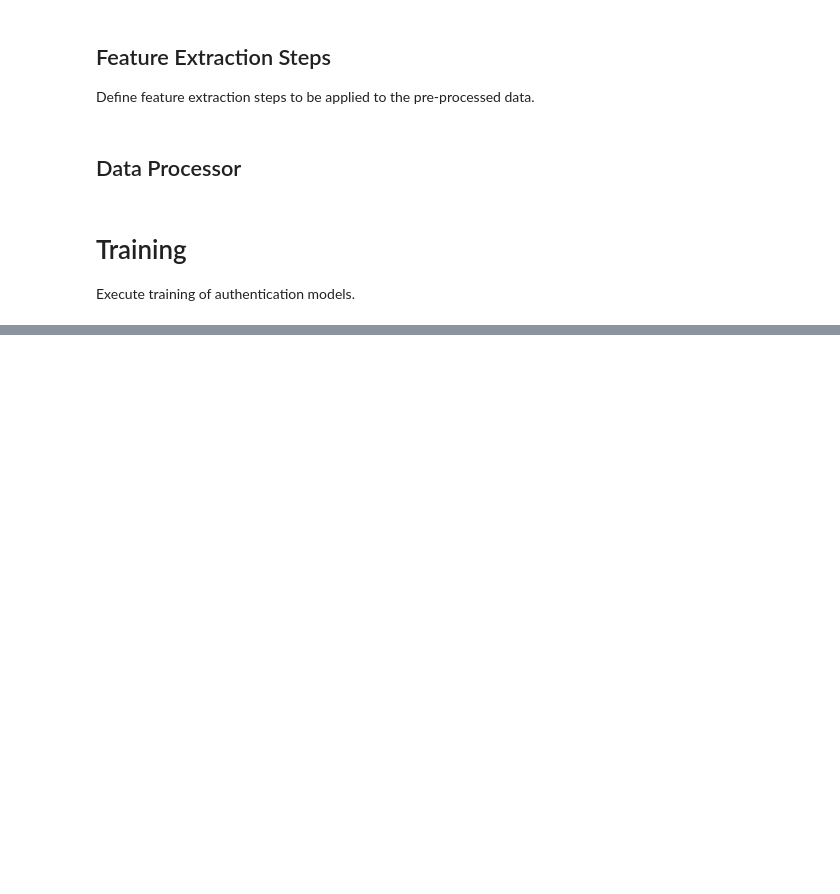
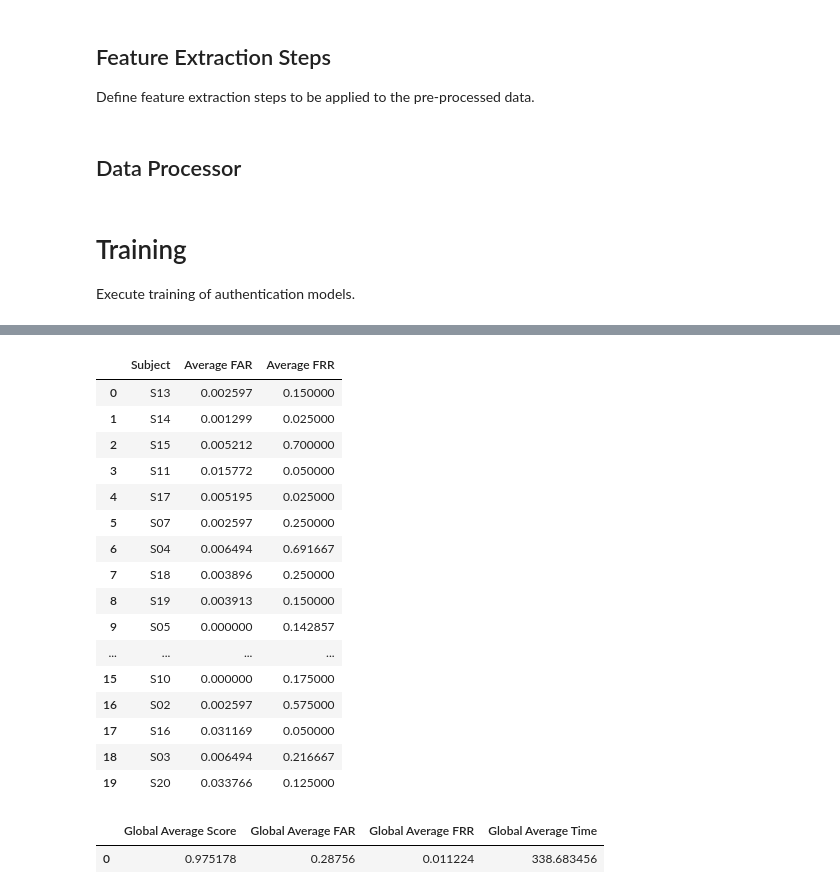
Before and after one commit to CPP-EEG-Authentication-Defense-Project/Authentication-Models, a Jupyter notebook: encrypted-classifiers/xgboost-encrypted.ipynb, the cells around one changed output, grey strips where cells are left out. Drawn from its saved outputs; the diff is of its cells as text; code cells hidden in the pictures; blank space fills up the shorter version.

```diff
--- a/encrypted-classifiers/xgboost-encrypted.ipynb
+++ b/encrypted-classifiers/xgboost-encrypted.ipynb
@@ -120,0 +146,38 @@ Global average training time: 335.1138468980789 seconds
+# %%
+subject_rates_rows = []
+for subject in results.training_statistics:
+    subject_rates_rows.append([
+        subject,
+        results.training_statistics[subject].average_false_accept_rate,
+        results.training_statistics[subject].average_false_reject_rate
+    ])
+subject_rates = pd.DataFrame(subject_rates_rows, columns=['Subject', 'Average FAR', 'Average FRR'])
+subject_rates
+# %% [output]
+|  | Subject | Average FAR | Average FRR |
+| 0 | S13 | 0.002597 | 0.150000 |
+| 1 | S14 | 0.001299 | 0.025000 |
+| 2 | S15 | 0.005212 | 0.700000 |
+| 3 | S11 | 0.015772 | 0.050000 |
+| 4 | S17 | 0.005195 | 0.025000 |
+| 5 | S07 | 0.002597 | 0.250000 |
+| 6 | S04 | 0.006494 | 0.691667 |
+| 7 | S18 | 0.003896 | 0.250000 |
+| 8 | S19 | 0.003913 | 0.150000 |
+| 9 | S05 | 0.000000 | 0.142857 |
+| ... | ... | ... | ... |
+| 15 | S10 | 0.000000 | 0.175000 |
+| 16 | S02 | 0.002597 | 0.575000 |
+| 17 | S16 | 0.031169 | 0.050000 |
+| 18 | S03 | 0.006494 | 0.216667 |
+| 19 | S20 | 0.033766 | 0.125000 |
+# %%
+global_stats = pd.DataFrame(
+    [[results.global_average_score, results.global_average_far_rate,
+      results.global_average_frr_rate, results.global_average_time]],
+    columns=['Global Average Score', 'Global Average FAR', 'Global Average FRR', 'Global Average Time']
+)
+global_stats
+# %% [output]
+|  | Global Average Score | Global Average FAR | Global Average FRR | Global Average Time |
+| 0 | 0.975178 | 0.28756 | 0.011224 | 338.683456 |
```
Also changed, not shown: parts of 5 cells of this notebook.
